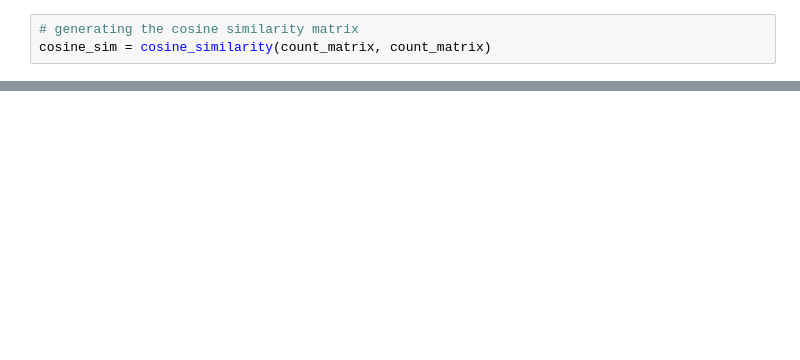
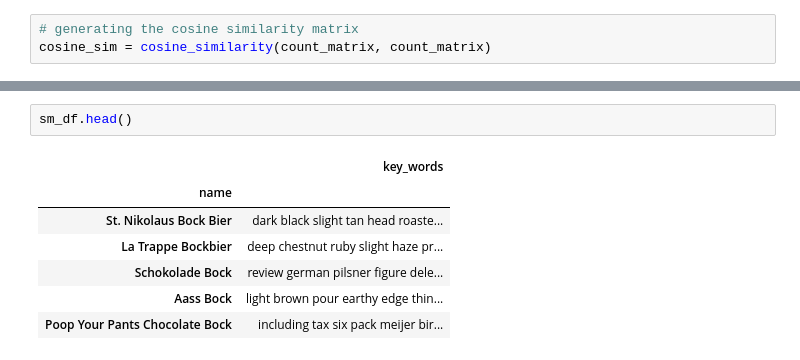
Before and after one commit to ssmithie/beer_recommender, a Jupyter notebook: Data_cleaning.ipynb, the cells around one changed output, grey strips where cells are left out. Cells and saved outputs as stored; diff of their text form; blank space fills up the shorter version.

```diff
--- a/Data_cleaning.ipynb
+++ b/Data_cleaning.ipynb
@@ -348,0 +472,10 @@ def recommendations(cosine_sim = cosine_sim):
+# %%
+sm_df.head()
+# %% [output]
+|  | key_words |
+| name |  |
+| St. Nikolaus Bock Bier | dark black slight tan head roaste... |
+| La Trappe Bockbier | deep chestnut ruby slight haze pr... |
+| Schokolade Bock | review german pilsner figure dele... |
+| Aass Bock | light brown pour earthy edge thin... |
+| Poop Your Pants Chocolate Bock | including tax six pack meijer bir... |
```
Also changed, not shown: parts of 27 cells of this notebook, 2 other files.
